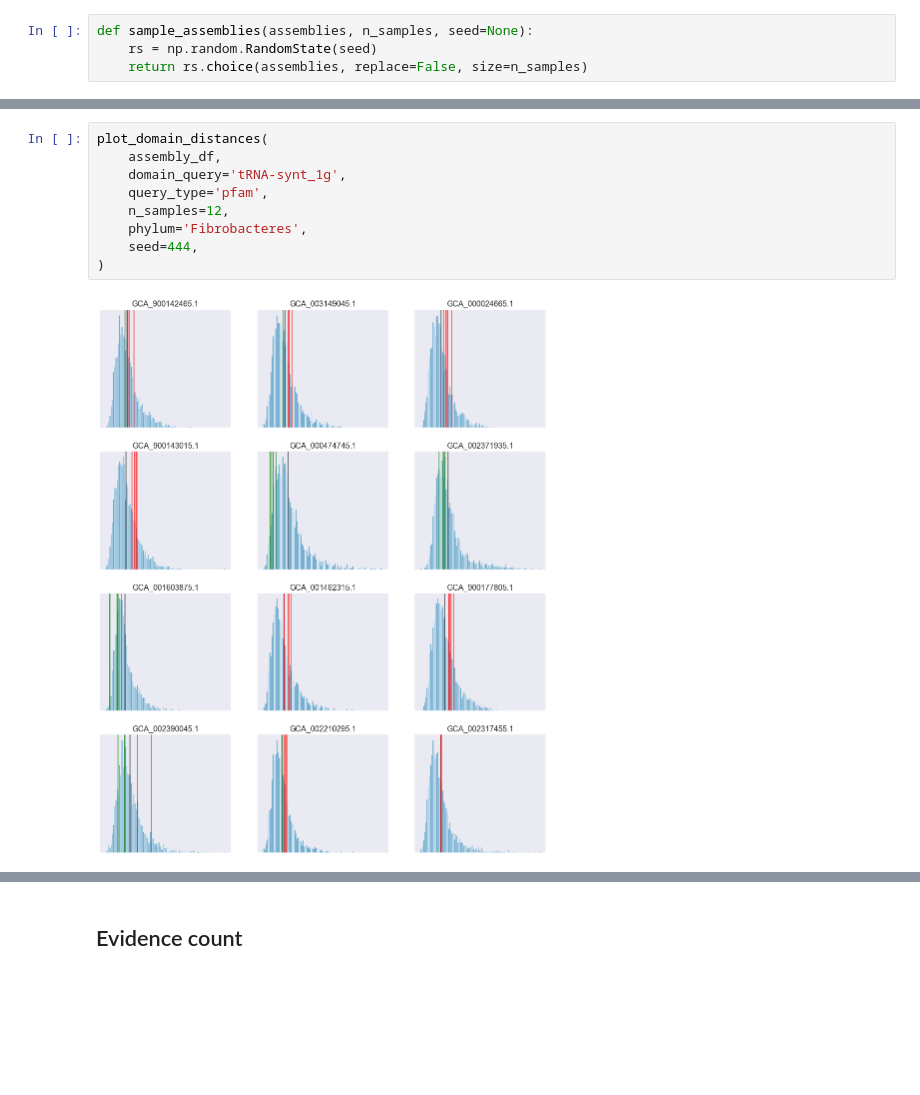
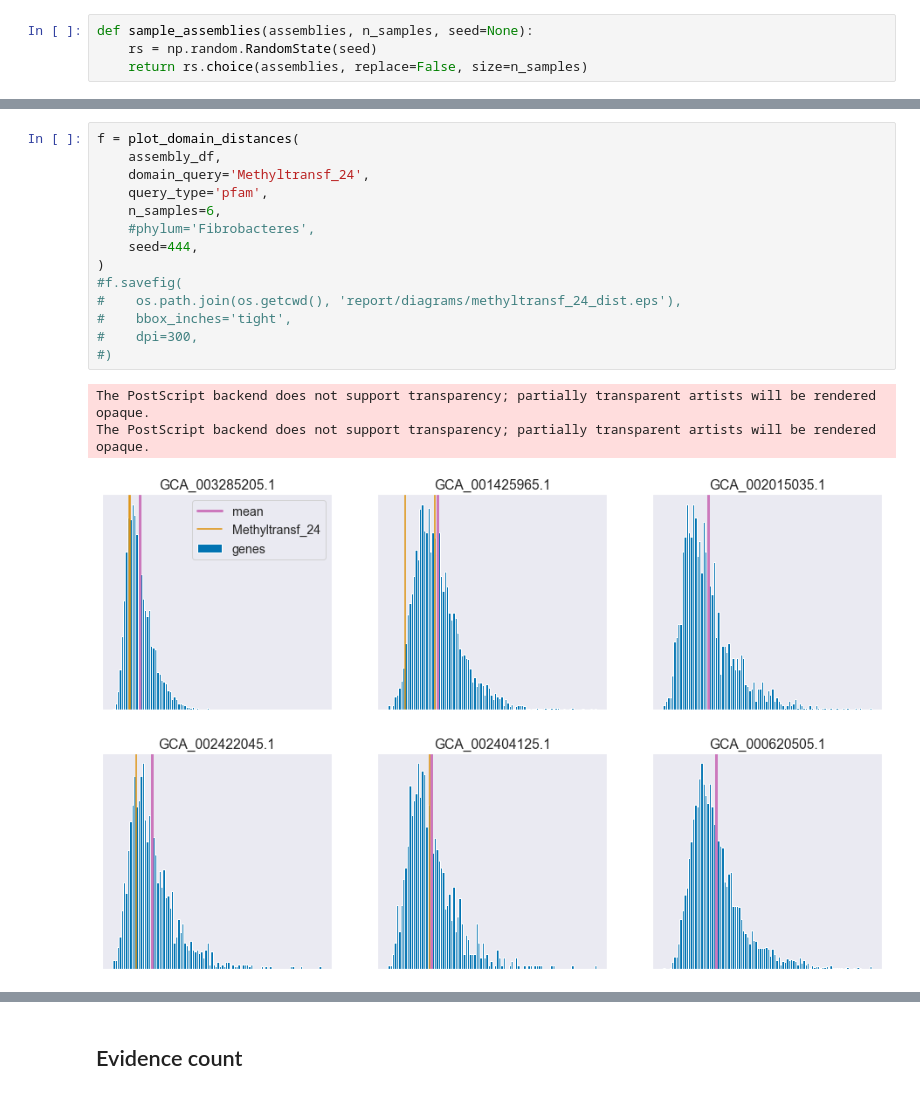
Before and after one commit to srom/nbias, a Jupyter notebook: notebook/Protein domain results.ipynb, the cells around one changed output, grey strips where cells are left out. Cells and saved outputs as stored; diff of their text form; blank space fills up the shorter version.

```diff
--- a/notebook/Protein domain results.ipynb
+++ b/notebook/Protein domain results.ipynb
@@ -122,12 +240,19 @@ plot_domain_distances(
-# %%
-plot_domain_distances(
-    assembly_df,
-    domain_query='tRNA-synt_1g',
-    query_type='pfam',
-    n_samples=12,
-    phylum='Fibrobacteres',
-    seed=444,
-)
-# %% [output]
-[figure, removed]
+# %%
+f = plot_domain_distances(
+    assembly_df,
+    domain_query='Methyltransf_24',
+    query_type='pfam',
+    n_samples=6,
+    #phylum='Fibrobacteres',
+    seed=444,
+)
+#f.savefig(
+#    os.path.join(os.getcwd(), 'report/diagrams/methyltransf_24_dist.eps'),
+#    bbox_inches='tight',
+#    dpi=300,
+#)
+# %% [output]
+The PostScript backend does not support transparency; partially transparent artists will be rendered opaque.
+The PostScript backend does not support transparency; partially transparent artists will be rendered opaque.
+[figure, added]
 # %%
```
Also changed, not shown: parts of 22 cells of this notebook.
